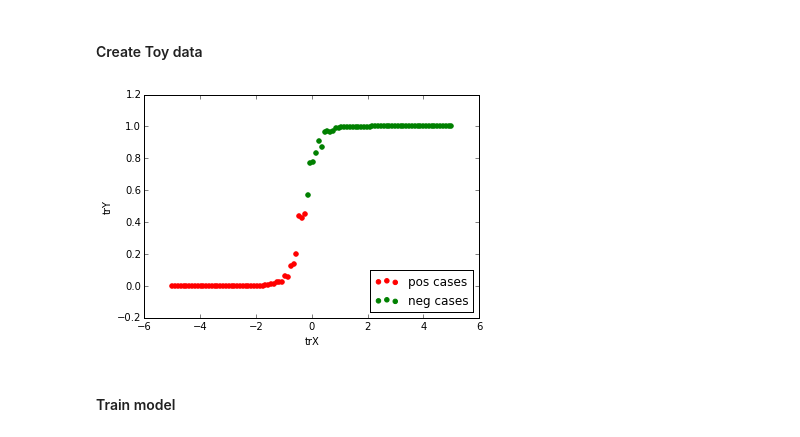
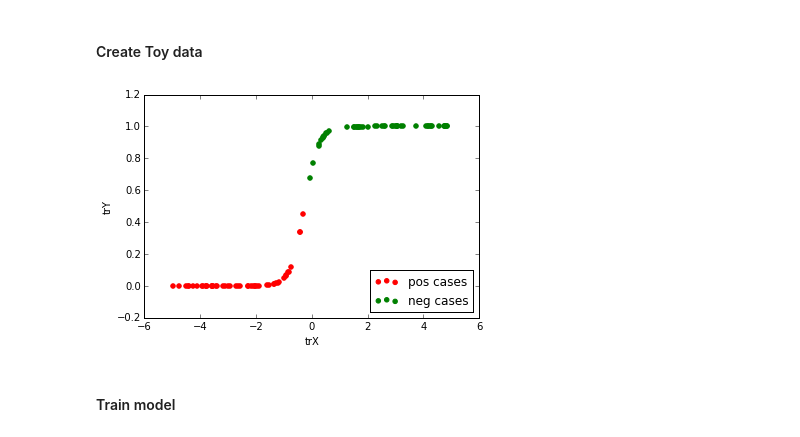
Before and after one commit to dejori/this-and-that, a Jupyter notebook: theano-examples/Logistic Regression.ipynb, the cells around one changed output. Cells and saved outputs as stored; diff of their text form; code cells hidden in the pictures.

```diff
--- a/theano-examples/Logistic Regression.ipynb
+++ b/theano-examples/Logistic Regression.ipynb
@@ -17,8 +19,8 @@ def logistic(x):
     return 1.0 / (1.0 + np.exp(-x))
 # %%
 def create_data(number_of_samples = 100, w=3, b=2, error = 0.33):
-    trX = np.linspace(-5, 5, number_of_samples)
-    trY = logistic(b + w*trX + np.random.randn(*trX.shape) * error)
+    trX = np.array([np.array([np.random.uniform(-5, 5)]) for i in range(number_of_samples)])
+    trY = logistic(b + w.dot(trX.T))# + np.random.randn(*trX.shape) * error)
     return trX, trY
 # %% [markdown]
 ### Learning $w$ and $b$
@@ -61,16 +65,16 @@ def train(trX, trY, number_of_iterations=10, learning_rate = 0.1):
 # %% [markdown]
 #### Create Toy data
 # %%
-trX, trY = create_data(b=1, w=4)
+trX, trY = create_data(b=1, w=np.array([4]))
 trY_cat = (trY > 0.5)+0
 neg_cases = plt.scatter(x=trX[np.where(trY_cat == 0)], y=trY[np.where(trY_cat == 0)], color='r')
 pos_cases = plt.scatter(x=trX[np.where(trY_cat == 1)], y=trY[np.where(trY_cat == 1)], color='g')
 plt.legend([neg_cases, pos_cases], ['pos cases','neg cases'],loc=4)
 plt.xlabel('trX')
 plt.ylabel('trY')
 plt.show()
 # %% [output]
-[figure, old version]
+[figure, new version]
 # %% [markdown]
 #### Train model
 # %%
```
Also changed, not shown: parts of 8 cells of this notebook.
